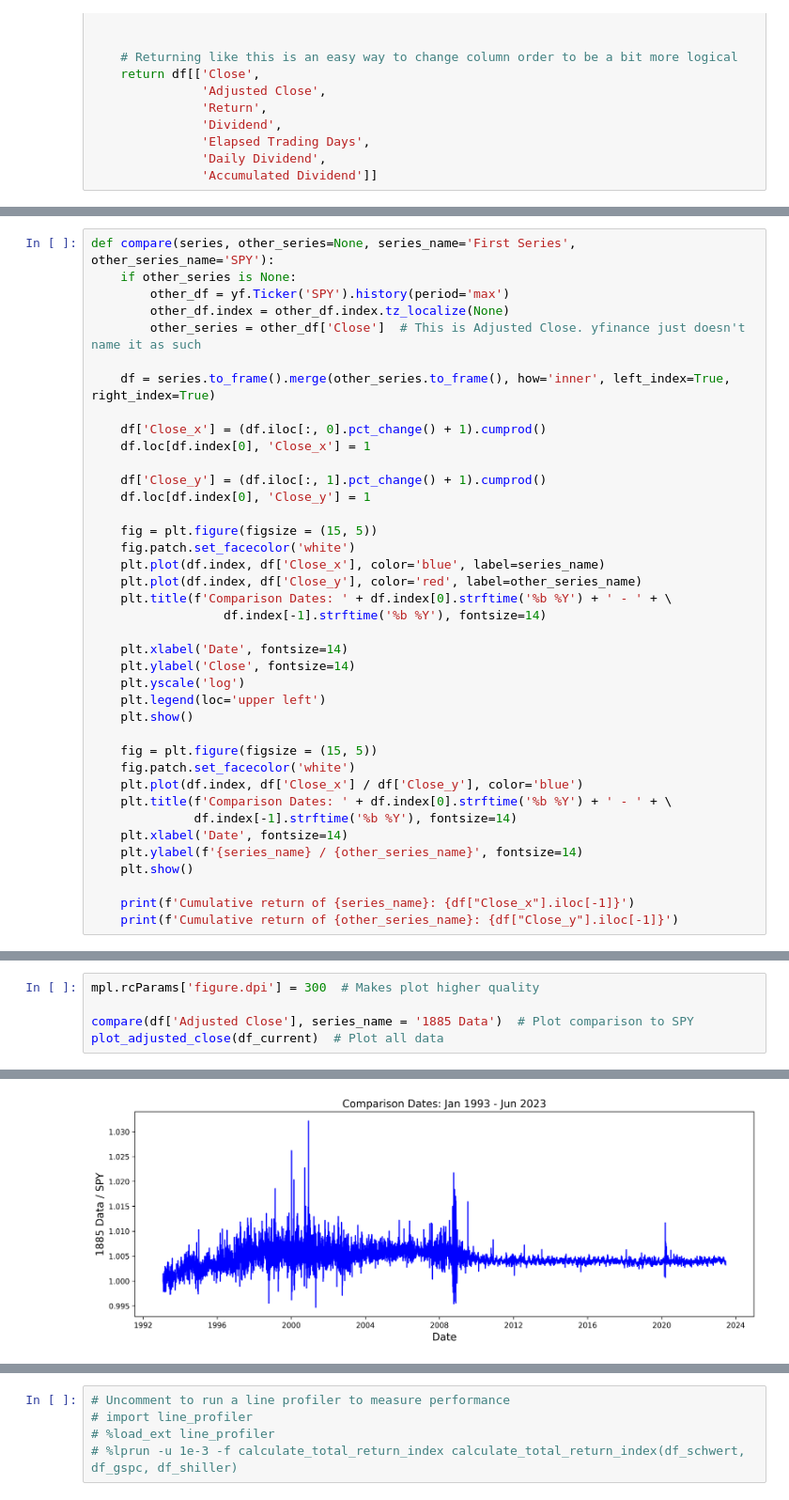
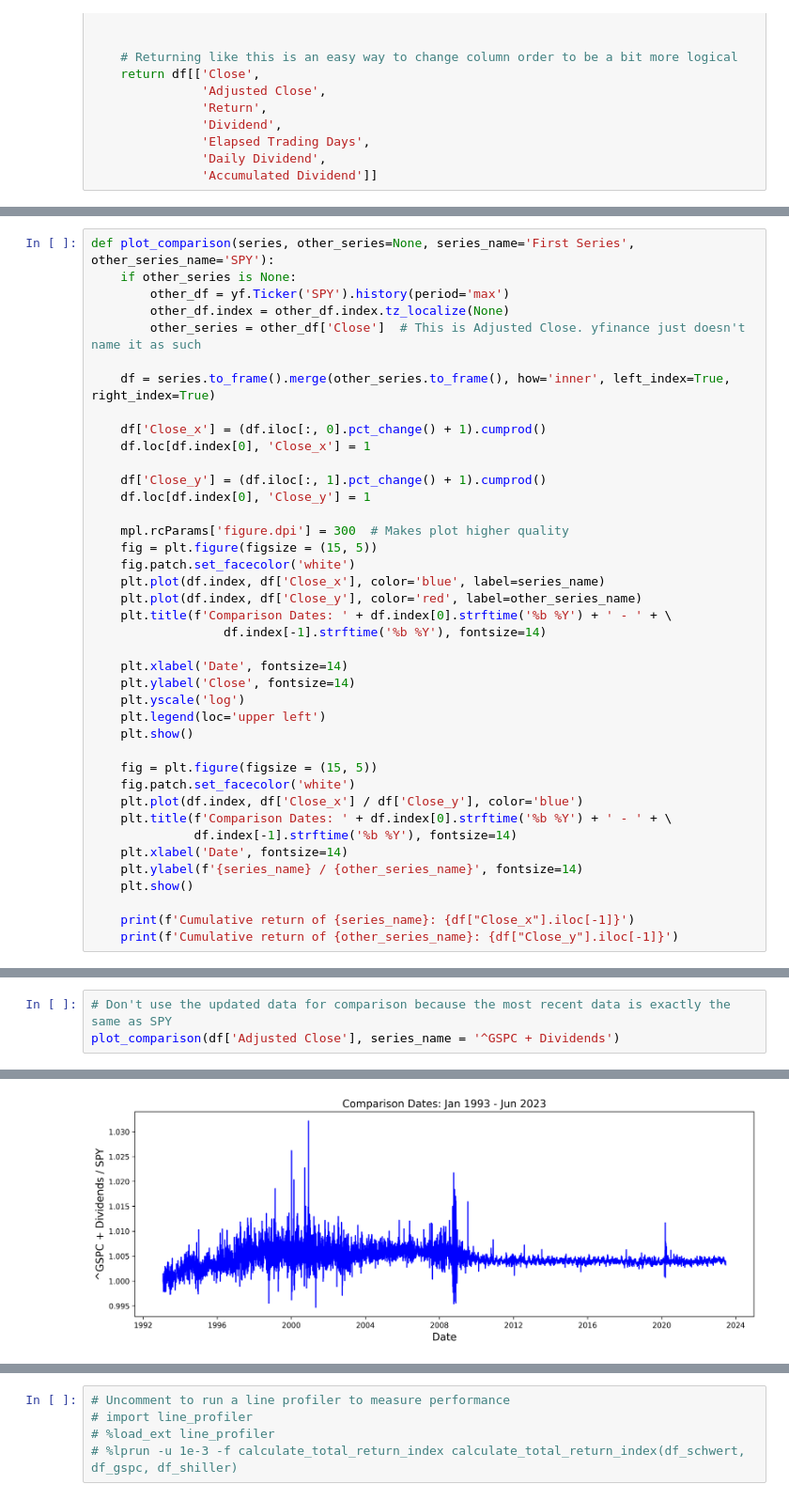
Before and after one commit to SteelCerberus/us-market-data, a Jupyter notebook: src/market_data.ipynb, the cells around one changed output, grey strips where cells are left out. Shown at 94% size. Saved outputs shown, nothing was run; the diff lists cells and outputs as text.

```diff
--- a/src/market_data.ipynb
+++ b/src/market_data.ipynb
@@ -320,5 +310,5 @@ df = calculate_total_return_index(df_schwert,
 # %%
-def compare(series, other_series=None, series_name='First Series', other_series_name='SPY'):
+def plot_comparison(series, other_series=None, series_name='First Series', other_series_name='SPY'):
     if other_series is None:
         other_df = yf.Ticker('SPY').history(period='max')
         other_df.index = other_df.index.tz_localize(None)
@@ -332,6 +322,7 @@ def compare(series, other_series=None, series_name='First Series', other_series_
     df['Close_y'] = (df.iloc[:, 1].pct_change() + 1).cumprod()
     df.loc[df.index[0], 'Close_y'] = 1
 
+    mpl.rcParams['figure.dpi'] = 300  # Makes plot higher quality
     fig = plt.figure(figsize = (15, 5))
     fig.patch.set_facecolor('white')
     plt.plot(df.index, df['Close_x'], color='blue', label=series_name)
@@ -374,6 +374,4 @@ df_current = update_with_spy(df['Adjusted Close'])  # Update the most recent dat
 # %%
-mpl.rcParams['figure.dpi'] = 300  # Makes plot higher quality
-
-compare(df['Adjusted Close'], series_name = '1885 Data')  # Plot comparison to SPY
-plot_adjusted_close(df_current)  # Plot all data
+# Don't use the updated data for comparison because the most recent data is exactly the same as SPY
+plot_comparison(df['Adjusted Close'], series_name = '^GSPC + Dividends')
 # %% [output]
@@ -381 +379 @@ plot_adjusted_close(df_current)  # Plot all data
-[figure, old version]
+[figure, new version]
```
Also changed, not shown: parts of 12 cells of this notebook, 2 other files.
